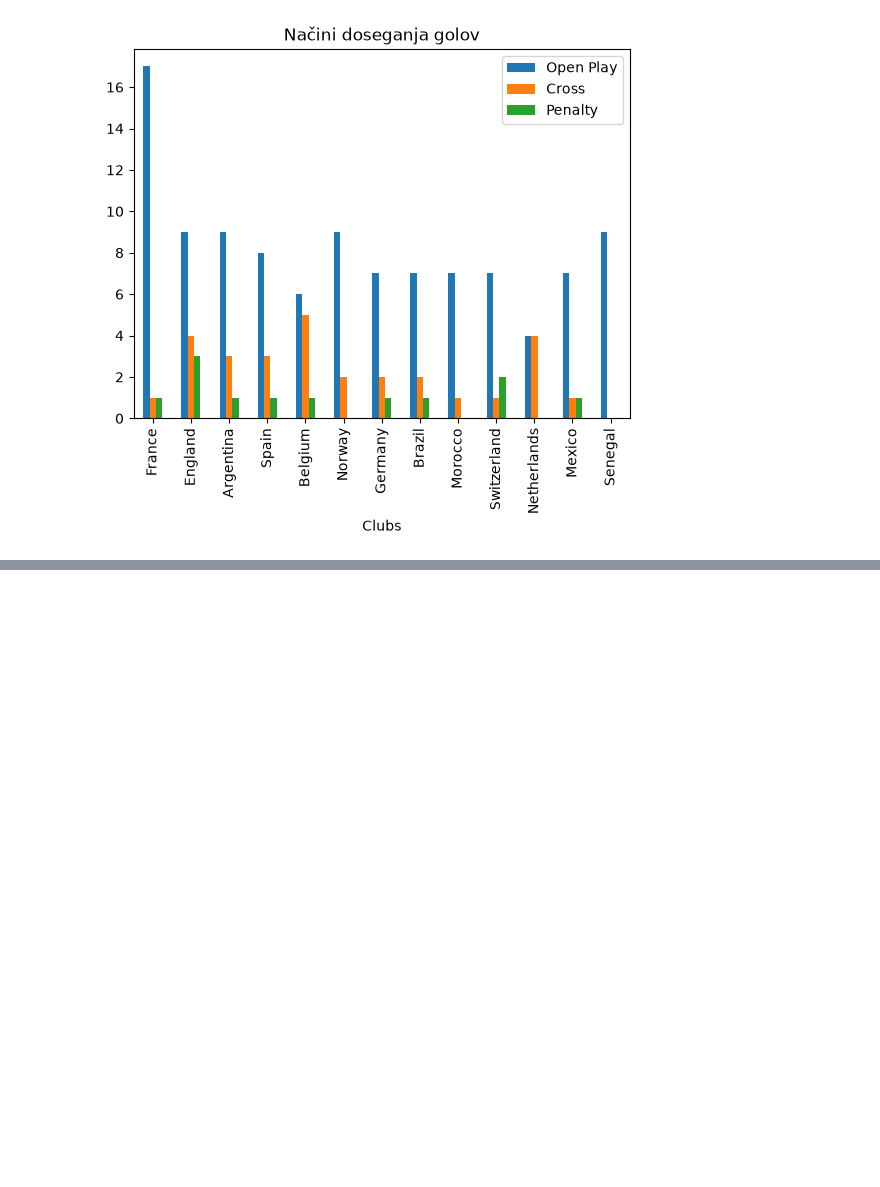
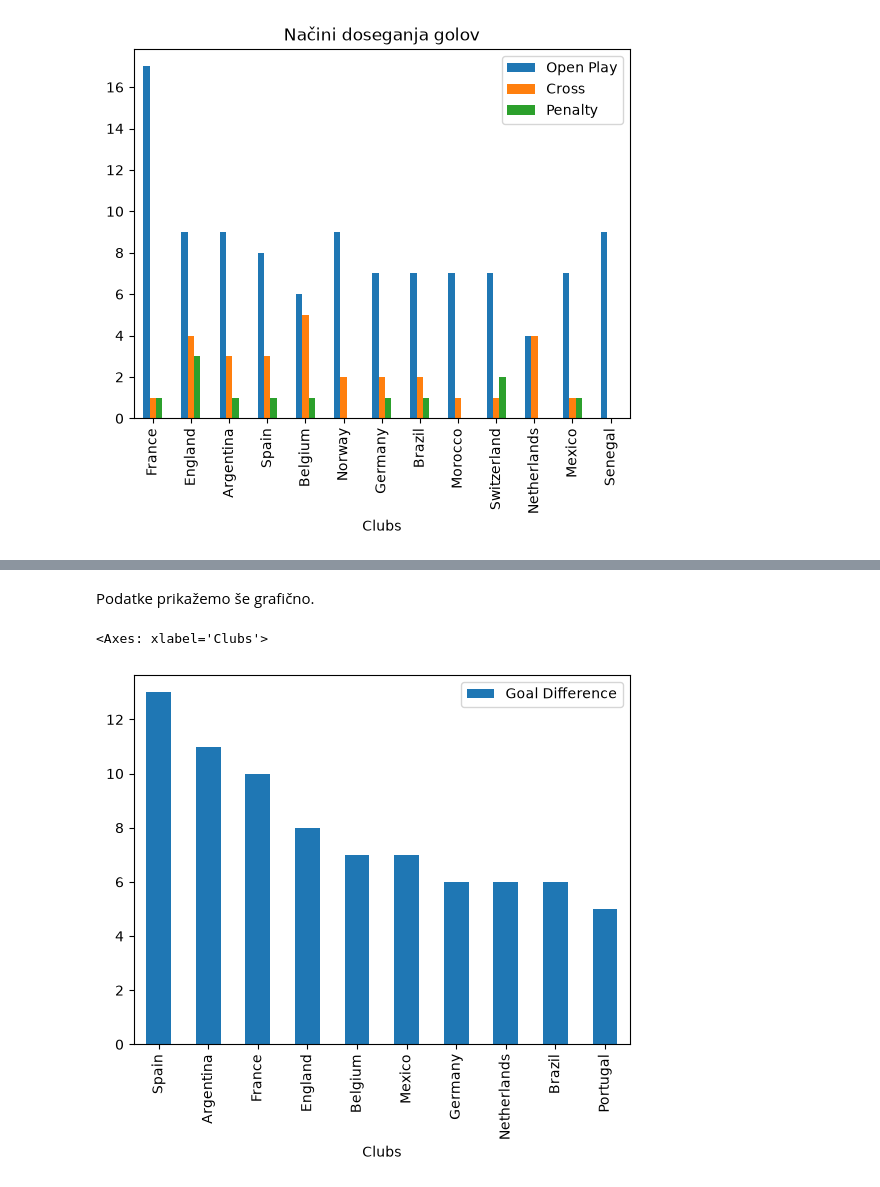
Before and after one commit to zalakmetic/UVP_projektna_naloga, a Jupyter notebook: analiza.ipynb, the cells around one changed output, grey strips where cells are left out. Drawn from its saved outputs; the diff is of its cells as text; code cells hidden in the pictures; blank space fills up the shorter version.

Commit message:
Primerjava napada in obrambe.

```diff
--- a/analiza.ipynb
+++ b/analiza.ipynb
@@ -341,0 +344,5 @@ najboljsi_napad.plot.bar(x="Clubs", y=["Open Play", "Cross", "Free Kick", "Penal
+# %%
+napad = goals_for[["Clubs", "Goals For"]]
+obramba = goals_against[["Clubs", "Goals Against"]]
+napad_in_obramba = pd.merge(napad, obramba, on="Clubs")
+napad_in_obramba
@@ -341,0 +369,3 @@ najboljsi_napad.plot.bar(x="Clubs", y=["Open Play", "Cross", "Free Kick", "Penal
+# %%
+napad_in_obramba["Goal Difference"] = (napad_in_obramba["Goals For"] - napad_in_obramba["Goals Against"])
+napad_in_obramba.sort_values("Goal Difference", ascending=False).head(10)
@@ -341,0 +384,7 @@ najboljsi_napad.plot.bar(x="Clubs", y=["Open Play", "Cross", "Free Kick", "Penal
+# %% [markdown]
+Podatke prikažemo še grafično.
+# %%
+napad_in_obramba.sort_values("Goal Difference", ascending=False).head(10).plot.bar(x="Clubs", y="Goal Difference")
+# %% [output]
+<Axes: xlabel='Clubs'>
+[figure, added]
```
Also changed, not shown: parts of 4 cells of this notebook.
